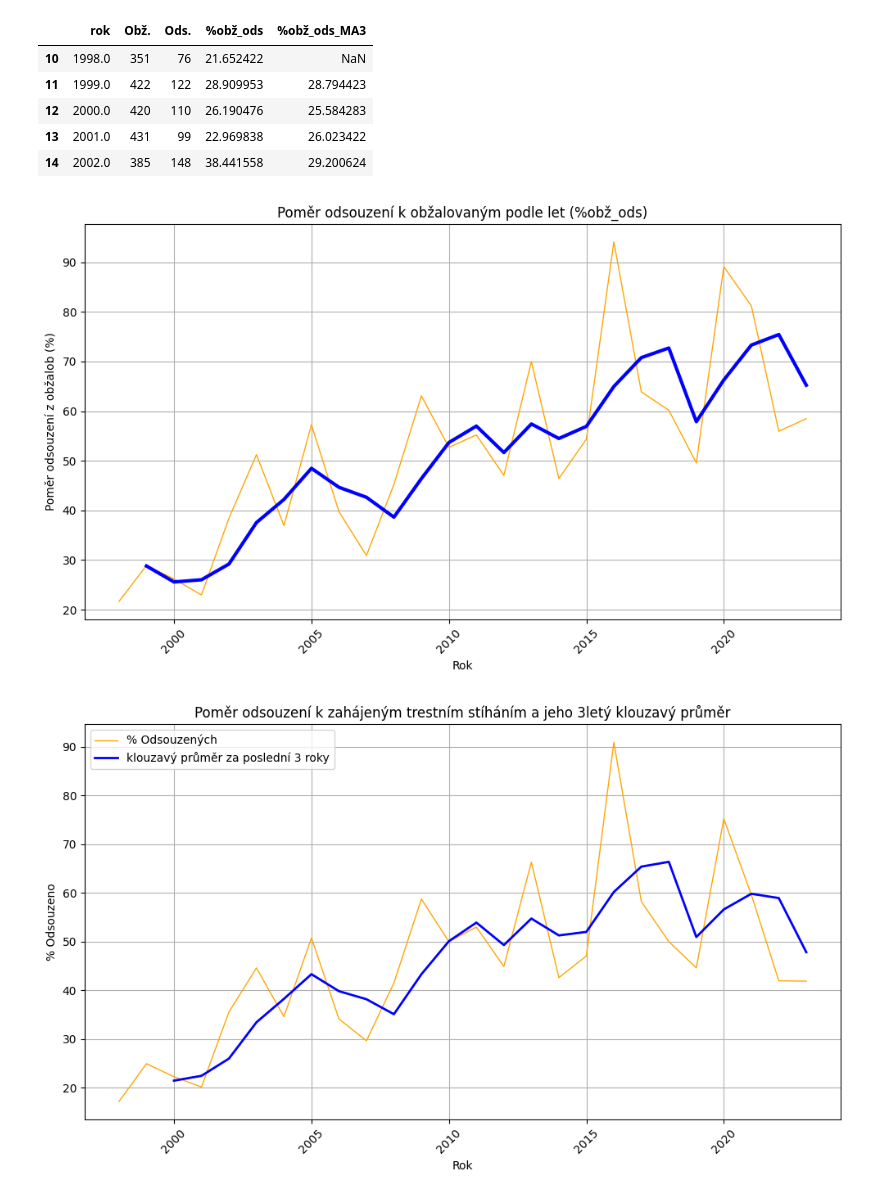
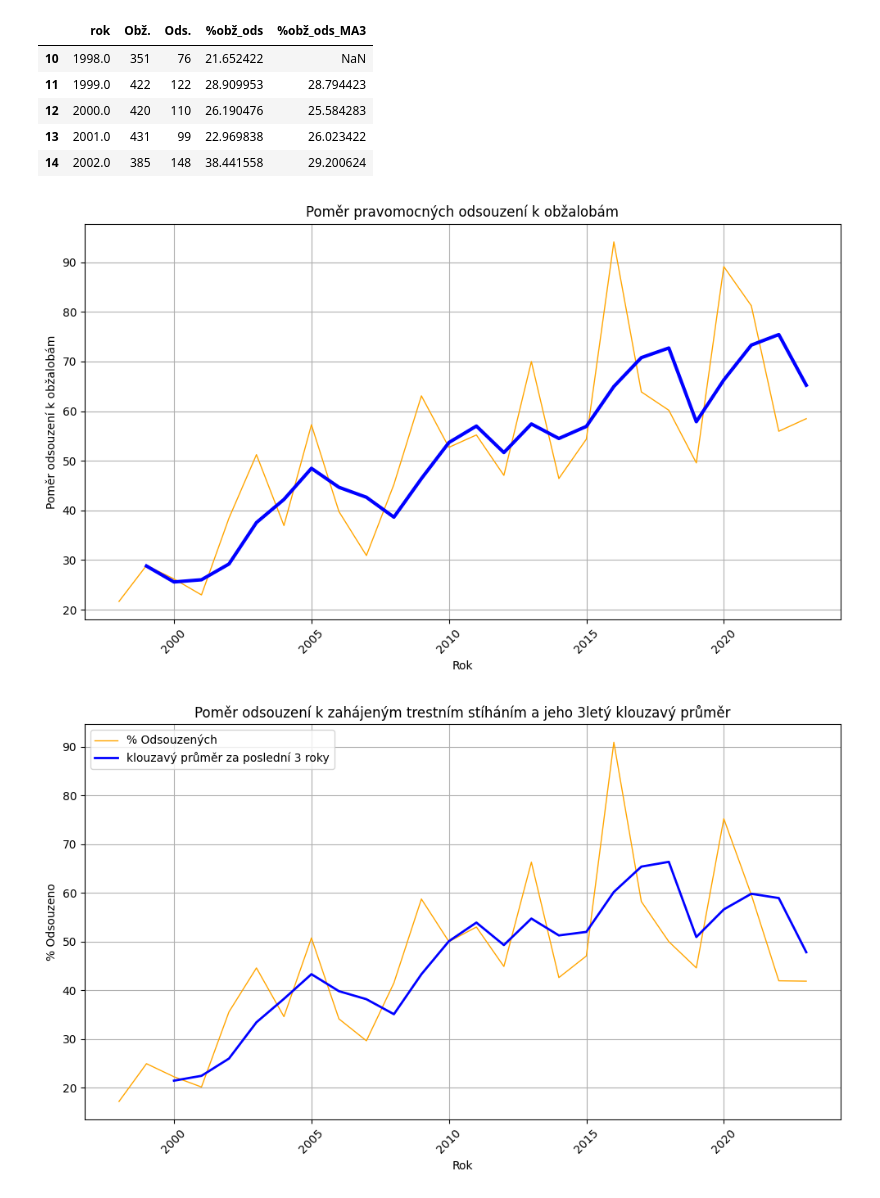
Before and after one commit to DamiTheCraftyPythonista/Thesis, a Jupyter notebook: Hate_crimes_CZ.ipynb, the cells around one changed output. Drawn from its saved outputs; the diff is of its cells as text; code cells hidden in the pictures.

```diff
--- a/Hate_crimes_CZ.ipynb
+++ b/Hate_crimes_CZ.ipynb
@@ -61,20 +61,20 @@ data_obž_ods.head()
 # %%
 plt.figure(figsize=(10, 6))
 
 plt.plot(data_obž_ods['rok'], data_obž_ods['%obž_ods'], color='orange', linewidth=1)
 plt.plot(data_obž_ods['rok'], data_obž_ods['%obž_ods_MA3'], color='blue', linewidth=3, label='MA3')
 
-plt.title('Poměr odsouzení k obžalovaným podle let (%obž_ods)')
+plt.title('Poměr pravomocných odsouzení k obžalobám')
 plt.xlabel('Rok')
-plt.ylabel('Poměr odsouzení z obžalob (%)')
+plt.ylabel('Poměr odsouzení k obžalobám')
 
 plt.grid(True)
 plt.xticks(rotation=45)
 plt.tight_layout()
 
 plt.show()
 # %% [output]
-[figure, old version]
+[figure, new version]
 # %%
 data_ods = data[['rok ', 'Unnamed: 20']].dropna()
 data_ods.columns = ['rok', '% Ods.']
```
Also changed, not shown: parts of 2 cells of this notebook.
